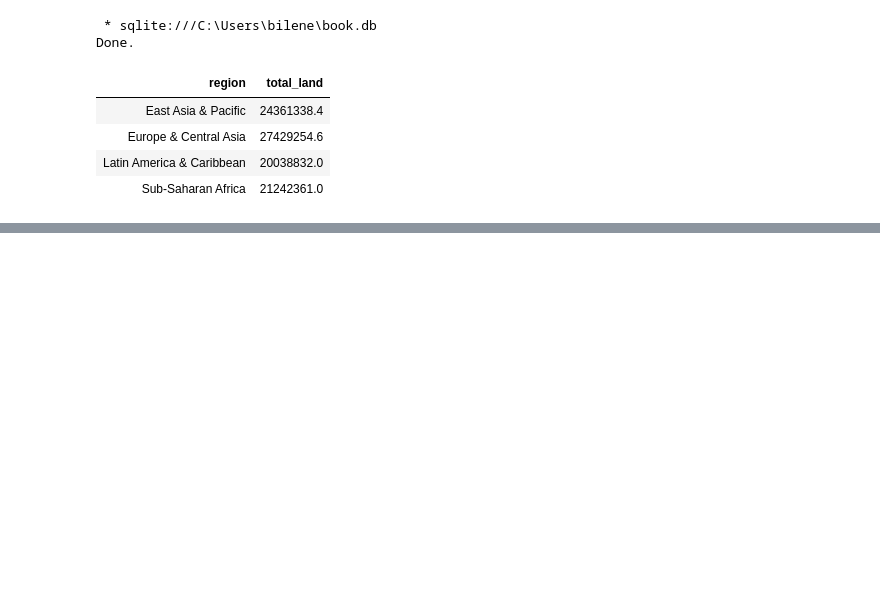
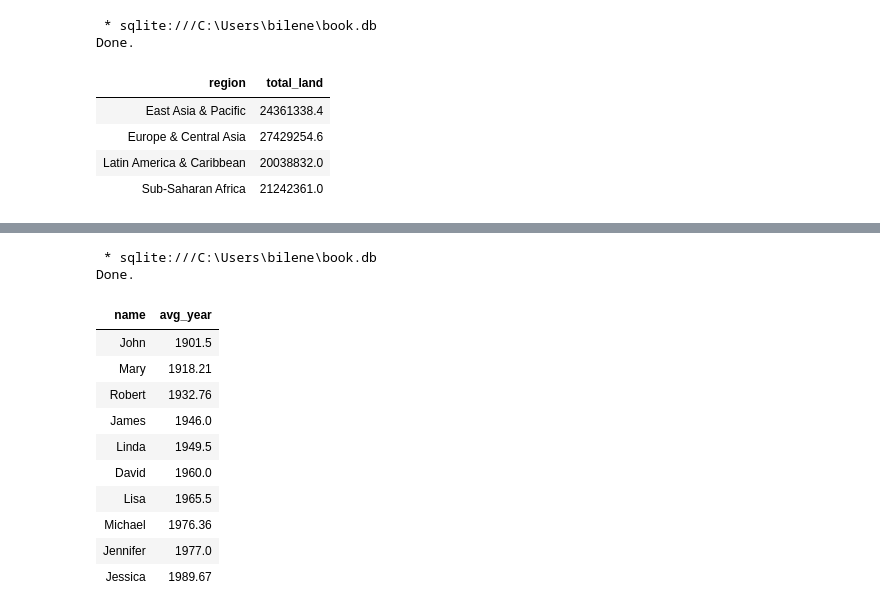
Before and after one commit to ernbilen/Data200_Spring23, a Jupyter notebook: notes/inclass/sql-intro.ipynb, the cells around one changed output, grey strips where cells are left out. Drawn from its saved outputs; the diff is of its cells as text; code cells hidden in the pictures; blank space fills up the shorter version.

```diff
--- a/notes/inclass/sql-intro.ipynb
+++ b/notes/inclass/sql-intro.ipynb
@@ -333,0 +385,23 @@ Done.
+# %%
+%%sql
+-- Return the top 10 "oldest" topnames
+-- Use average year by name as a proxy
+SELECT name, ROUND(AVG(year),2) AS avg_year
+FROM topnames
+GROUP BY name
+ORDER BY avg_year ASC
+LIMIT 10
+# %% [output]
+ * sqlite:///C:\Users\bilene\book.db
+Done.
+| name | avg_year |
+| John | 1901.5 |
+| Mary | 1918.21 |
+| Robert | 1932.76 |
+| James | 1946.0 |
+| Linda | 1949.5 |
+| David | 1960.0 |
+| Lisa | 1965.5 |
+| Michael | 1976.36 |
+| Jennifer | 1977.0 |
+| Jessica | 1989.67 |
```
Also changed, not shown: parts of 9 cells of this notebook.
